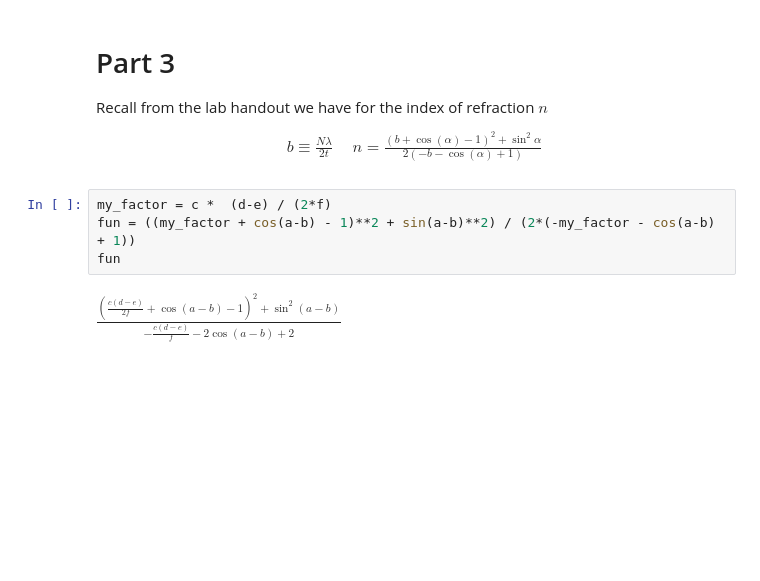
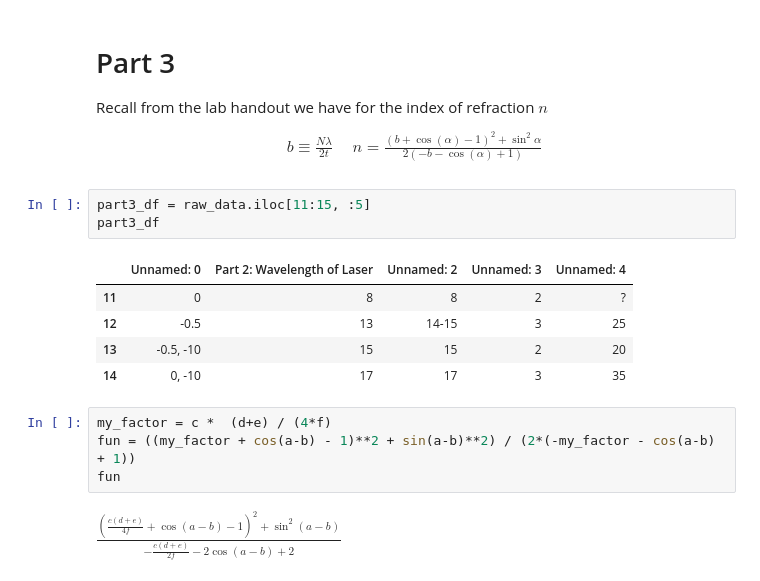
Before and after one commit to MarcosP7635/Ay105, a Jupyter notebook: lab3.ipynb, the cells around one changed output. Saved outputs shown, nothing was run; the diff lists cells and outputs as text; blank space fills up the shorter version.

```diff
--- a/lab3.ipynb
+++ b/lab3.ipynb
@@ -196,9 +196,18 @@ Recall from the lab handout we have for the index of refraction $n$
 \begin{align}
 b \equiv \frac{N\lambda}{2t} \quad\ n = \frac{(b+\cos(\alpha) - 1)^2 + \sin^2\alpha}{2(-b-\cos(\alpha)+1)}
 \end{align}
+# %%
+part3_df = raw_data.iloc[11:15, :5]
+part3_df
+# %% [output]
+|  | Unnamed: 0 | Part 2: Wavelength of Laser | Unnamed: 2 | Unnamed: 3 | Unnamed: 4 |
+| 11 | 0 | 8 | 8 | 2 | ? |
+| 12 | -0.5 | 13 | 14-15 | 3 | 25 |
+| 13 | -0.5, -10 | 15 | 15 | 2 | 20 |
+| 14 | 0, -10 | 17 | 17 | 3 | 35 |
 # %%
-my_factor = c *  (d-e) / (2*f)
+my_factor = c *  (d+e) / (4*f)
 fun = ((my_factor + cos(a-b) - 1)**2 + sin(a-b)**2) / (2*(-my_factor - cos(a-b) + 1))
 fun
 # %% [output]
-$\displaystyle \frac{\left(\frac{c \left(d - e\right)}{2 f} + \cos{\left(a - b \right)} - 1\right)^{2} + \sin^{2}{\left(a - b \right)}}{- \frac{c \left(d - e\right)}{f} - 2 \cos{\left(a - b \right)} + 2}$
+$\displaystyle \frac{\left(\frac{c \left(d + e\right)}{4 f} + \cos{\left(a - b \right)} - 1\right)^{2} + \sin^{2}{\left(a - b \right)}}{- \frac{c \left(d + e\right)}{2 f} - 2 \cos{\left(a - b \right)} + 2}$
```
Also changed, not shown: parts of 5 cells of this notebook.
